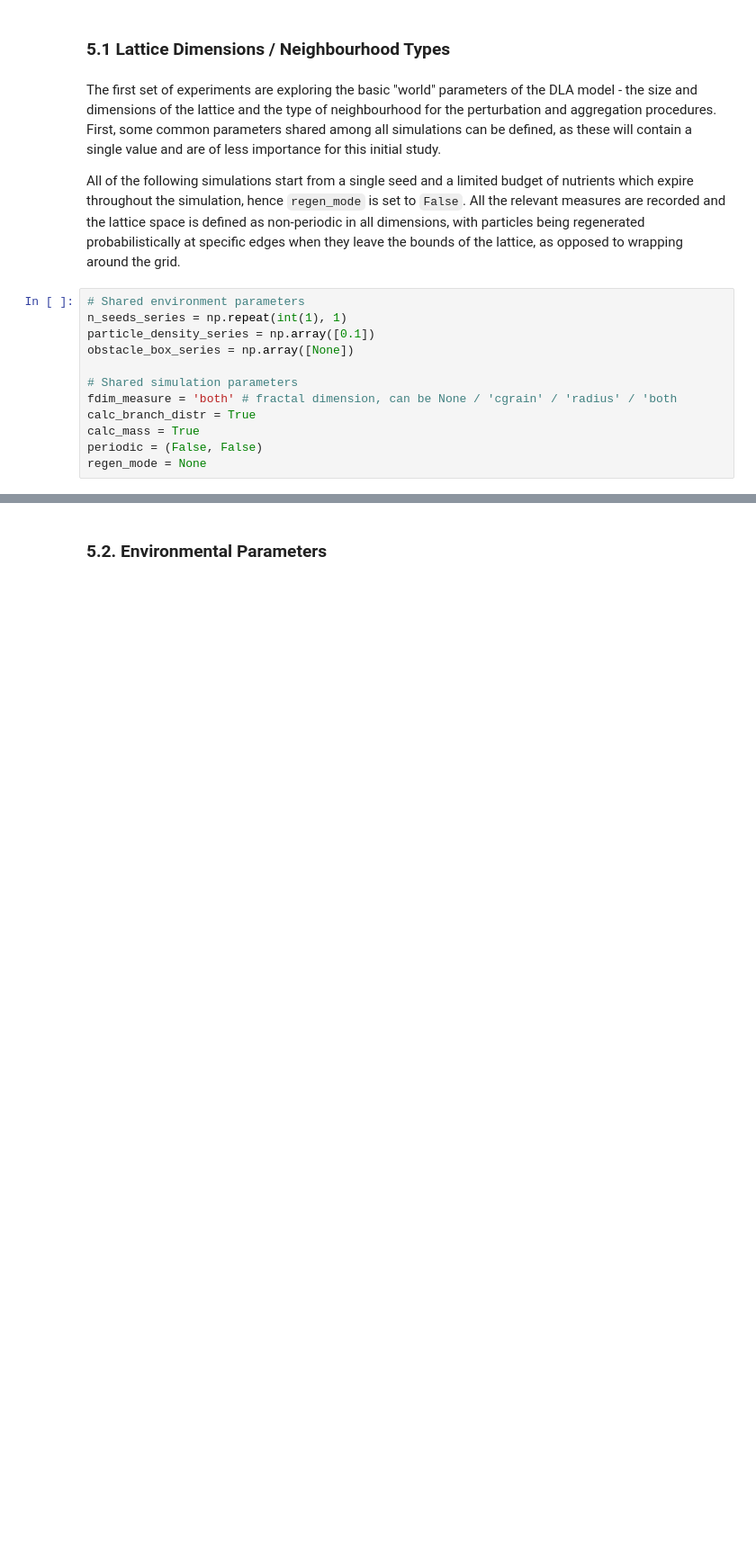
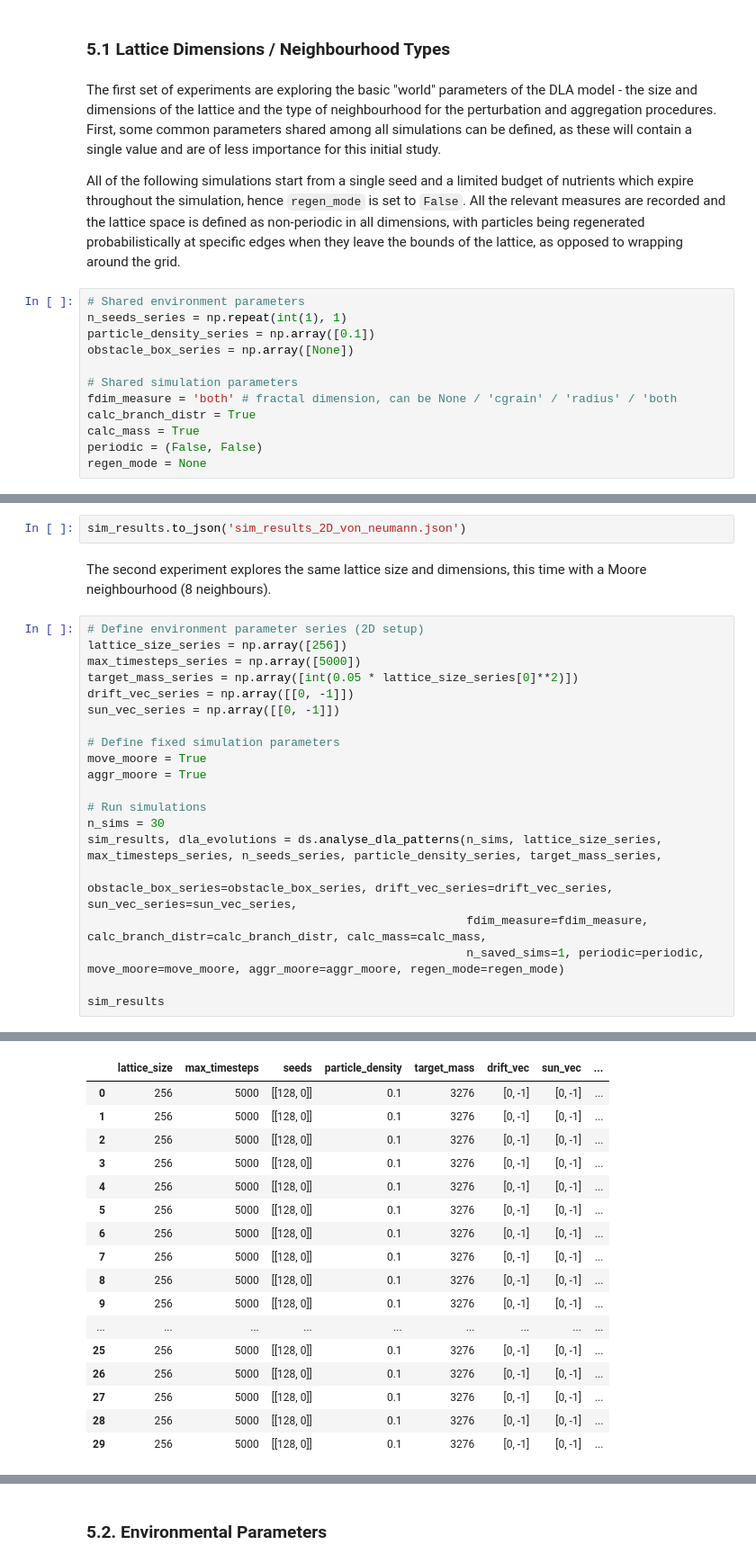
Before and after one commit to mboyan/complex-system-simulation, a Jupyter notebook: Project/Code/ProjectNotebook.ipynb, the cells around one changed output, grey strips where cells are left out. Shown at 90% size. Cells and saved outputs as stored; diff of their text form; blank space fills up the shorter version.

```diff
--- a/Project/Code/ProjectNotebook.ipynb
+++ b/Project/Code/ProjectNotebook.ipynb
@@ -145,0 +205,25 @@ The first experiment looks into a relatively large two-dimensional lattice ($256
+# %%
+sim_results.to_json('sim_results_2D_von_neumann.json')
+# %% [markdown]
+The second experiment explores the same lattice size and dimensions, this time with a Moore neighbourhood (8 neighbours).
+# %%
+# Define environment parameter series (2D setup)
+lattice_size_series = np.array([256])
+max_timesteps_series = np.array([5000])
+target_mass_series = np.array([int(0.05 * lattice_size_series[0]**2)])
+drift_vec_series = np.array([[0, -1]])
+sun_vec_series = np.array([[0, -1]])
+
+# Define fixed simulation parameters
+move_moore = True
+aggr_moore = True
+
+# Run simulations
+n_sims = 30
+sim_results, dla_evolutions = ds.analyse_dla_patterns(n_sims, lattice_size_series, max_timesteps_series, n_seeds_series, particle_density_series, target_mass_series,
+                                                      obstacle_box_series=obstacle_box_series, drift_vec_series=drift_vec_series, sun_vec_series=sun_vec_series,
+                                                      fdim_measure=fdim_measure, calc_branch_distr=calc_branch_distr, calc_mass=calc_mass,
+                                                      n_saved_sims=1, periodic=periodic, move_moore=move_moore, aggr_moore=aggr_moore, regen_mode=regen_mode)
+
+sim_results
+# %% [output]
@@ -145,0 +247,17 @@ The first experiment looks into a relatively large two-dimensional lattice ($256
+|  | lattice_size | max_timesteps | seeds | particle_density | target_mass | drift_vec | sun_vec | ... |
+| 0 | 256 | 5000 | [[128, 0]] | 0.1 | 3276 | [0, -1] | [0, -1] | ... |
+| 1 | 256 | 5000 | [[128, 0]] | 0.1 | 3276 | [0, -1] | [0, -1] | ... |
+| 2 | 256 | 5000 | [[128, 0]] | 0.1 | 3276 | [0, -1] | [0, -1] | ... |
+| 3 | 256 | 5000 | [[128, 0]] | 0.1 | 3276 | [0, -1] | [0, -1] | ... |
+| 4 | 256 | 5000 | [[128, 0]] | 0.1 | 3276 | [0, -1] | [0, -1] | ... |
+| 5 | 256 | 5000 | [[128, 0]] | 0.1 | 3276 | [0, -1] | [0, -1] | ... |
+| 6 | 256 | 5000 | [[128, 0]] | 0.1 | 3276 | [0, -1] | [0, -1] | ... |
+| 7 | 256 | 5000 | [[128, 0]] | 0.1 | 3276 | [0, -1] | [0, -1] | ... |
+| 8 | 256 | 5000 | [[128, 0]] | 0.1 | 3276 | [0, -1] | [0, -1] | ... |
+| 9 | 256 | 5000 | [[128, 0]] | 0.1 | 3276 | [0, -1] | [0, -1] | ... |
+| ... | ... | ... | ... | ... | ... | ... | ... | ... |
+| 25 | 256 | 5000 | [[128, 0]] | 0.1 | 3276 | [0, -1] | [0, -1] | ... |
+| 26 | 256 | 5000 | [[128, 0]] | 0.1 | 3276 | [0, -1] | [0, -1] | ... |
+| 27 | 256 | 5000 | [[128, 0]] | 0.1 | 3276 | [0, -1] | [0, -1] | ... |
+| 28 | 256 | 5000 | [[128, 0]] | 0.1 | 3276 | [0, -1] | [0, -1] | ... |
+| 29 | 256 | 5000 | [[128, 0]] | 0.1 | 3276 | [0, -1] | [0, -1] | ... |
```
Also changed, not shown: parts of 12 cells of this notebook, 5 other files.
